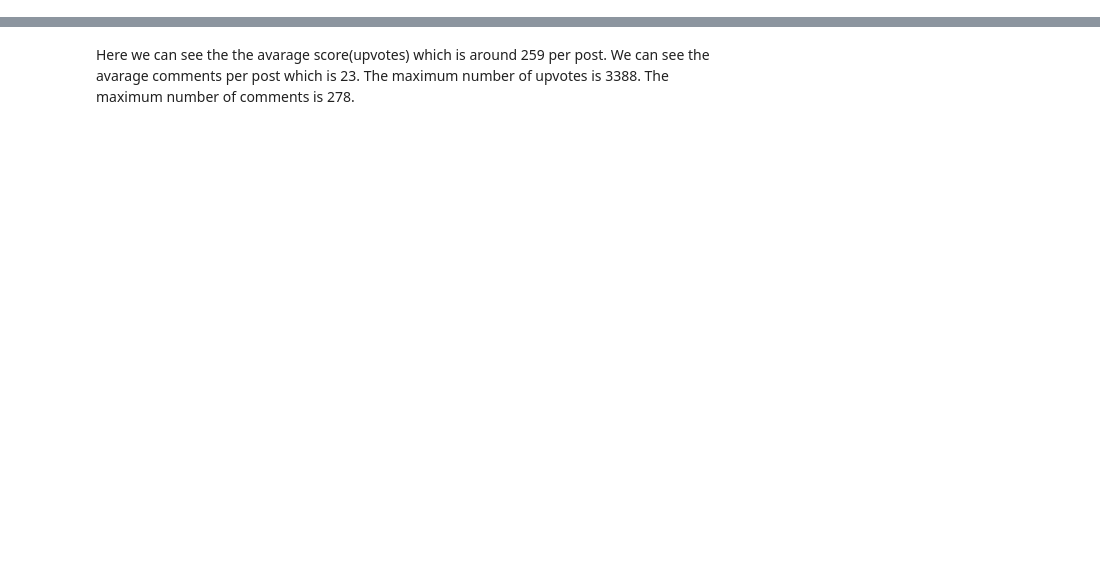
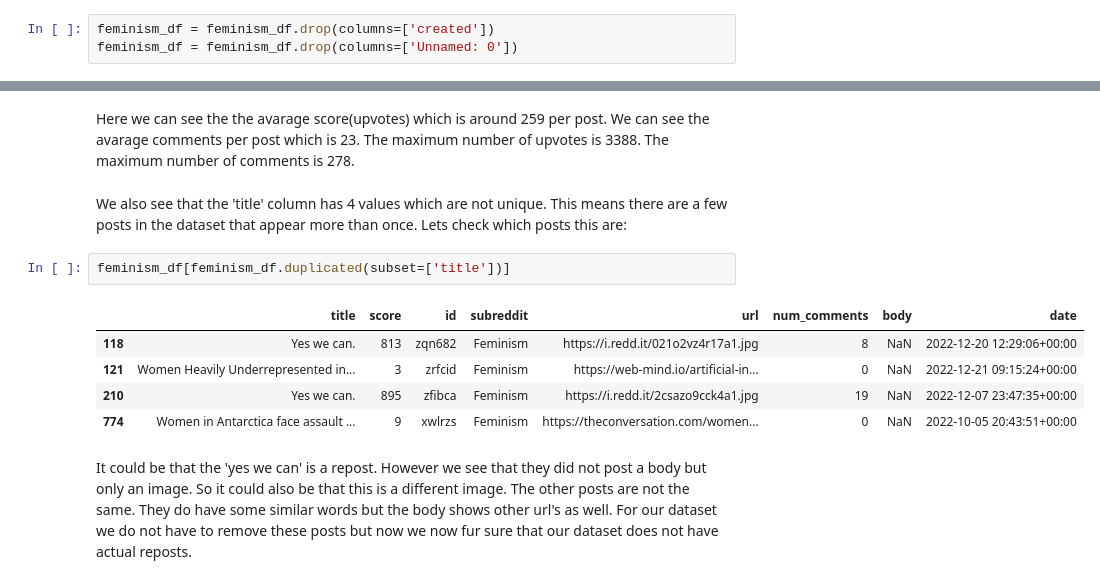
Before and after one commit to Jeli-sh/MA-Digital-Humanities-group-project-Collecting-Data, a Jupyter notebook: Collecting data Group Project - building the reddit scraper.ipynb, the cells around one changed output, grey strips where cells are left out. Drawn from its saved outputs; the diff is of its cells as text; blank space fills up the shorter version.

```diff
--- a/Collecting data Group Project - building the reddit scraper.ipynb
+++ b/Collecting data Group Project - building the reddit scraper.ipynb
@@ -133,3 +135,6 @@ It seems only the column 'body' has some null values. This is because reddit use
+# %%
+feminism_df = feminism_df.drop(columns=['created'])
+feminism_df = feminism_df.drop(columns=['Unnamed: 0'])
 # %% [markdown]
 Here we get a quick overview of some rows with missing values for the 'body' column:
 # %%
@@ -186,3 +191,15 @@ feminism_df.describe(include='all')
 | max | 795.000000 | NaN | 3388.000000 | NaN | NaN | NaN | 278.000000 | NaN | 1.672650e+09 | NaN |
 # %% [markdown]
 Here we can see the the avarage score(upvotes) which is around 259 per post. We can see the avarage comments per post which is 23. The maximum number of upvotes is 3388. The maximum number of comments is 278.
+# %% [markdown]
+We also see that the 'title' column has 4 values which are not unique. This means there are a few posts in the dataset that appear more than once. Lets check which posts this are:
+# %%
+feminism_df[feminism_df.duplicated(subset=['title'])]
+# %% [output]
+|  | title | score | id | subreddit | url | num_comments | body | date |
+| 118 | Yes we can. | 813 | zqn682 | Feminism | https://i.redd.it/021o2vz4r17a1.jpg | 8 | NaN | 2022-12-20 12:29:06+00:00 |
+| 121 | Women Heavily Underrepresented in... | 3 | zrfcid | Feminism | https://web-mind.io/artificial-in... | 0 | NaN | 2022-12-21 09:15:24+00:00 |
+| 210 | Yes we can. | 895 | zfibca | Feminism | https://i.redd.it/2csazo9cck4a1.jpg | 19 | NaN | 2022-12-07 23:47:35+00:00 |
+| 774 | Women in Antarctica face assault ... | 9 | xwlrzs | Feminism | https://theconversation.com/women... | 0 | NaN | 2022-10-05 20:43:51+00:00 |
+# %% [markdown]
+It could be that the 'yes we can' is a repost. However we see that they did not post a body but only an image. So it could also be that this is a different image. The other posts are not the same. They do have some similar words but the body shows other url's as well. For our dataset we do not have to remove these posts but now we now fur sure that our dataset does not have actual reposts.
```
Also changed, not shown: parts of 1 cell of this notebook.
